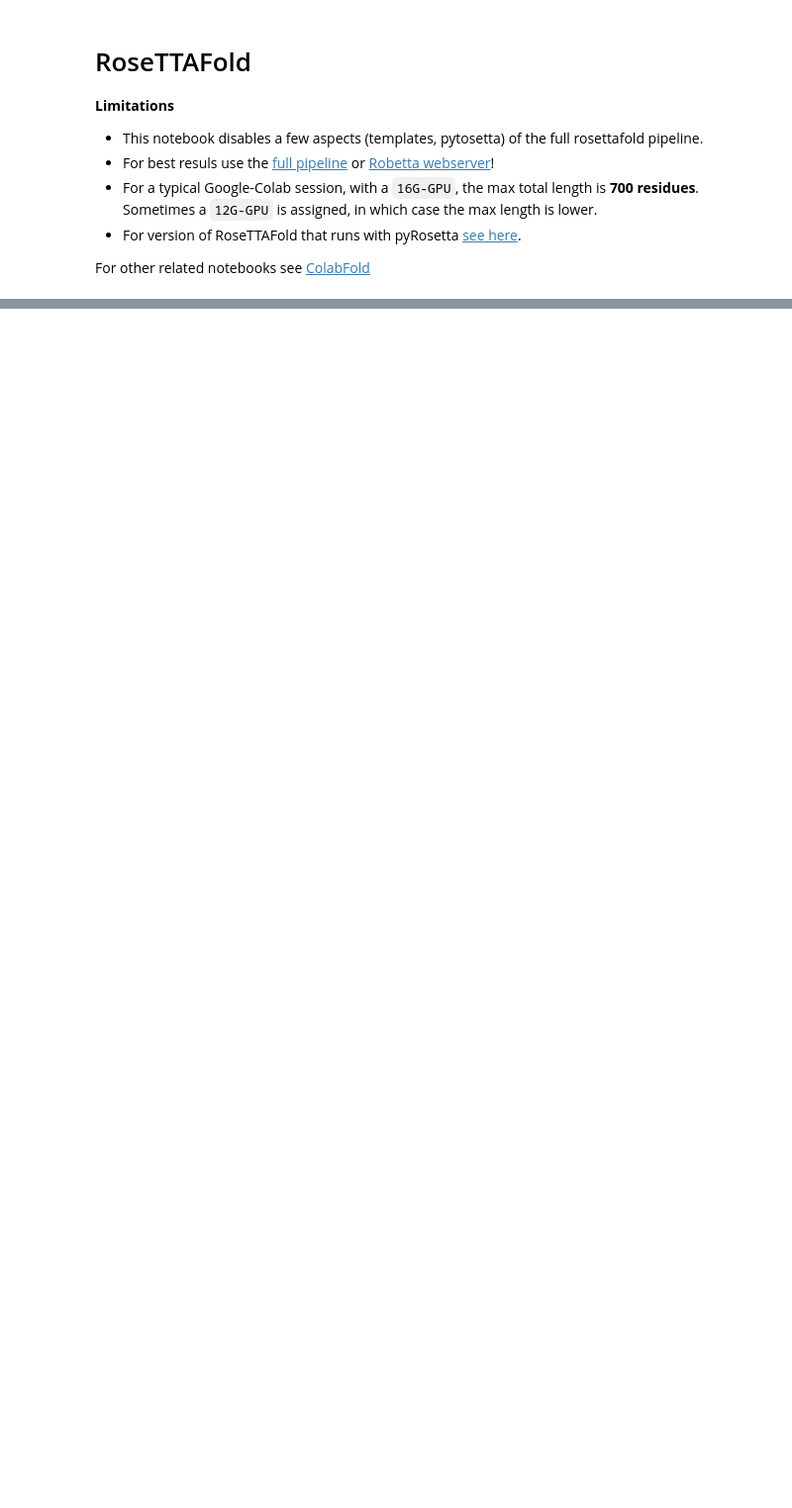
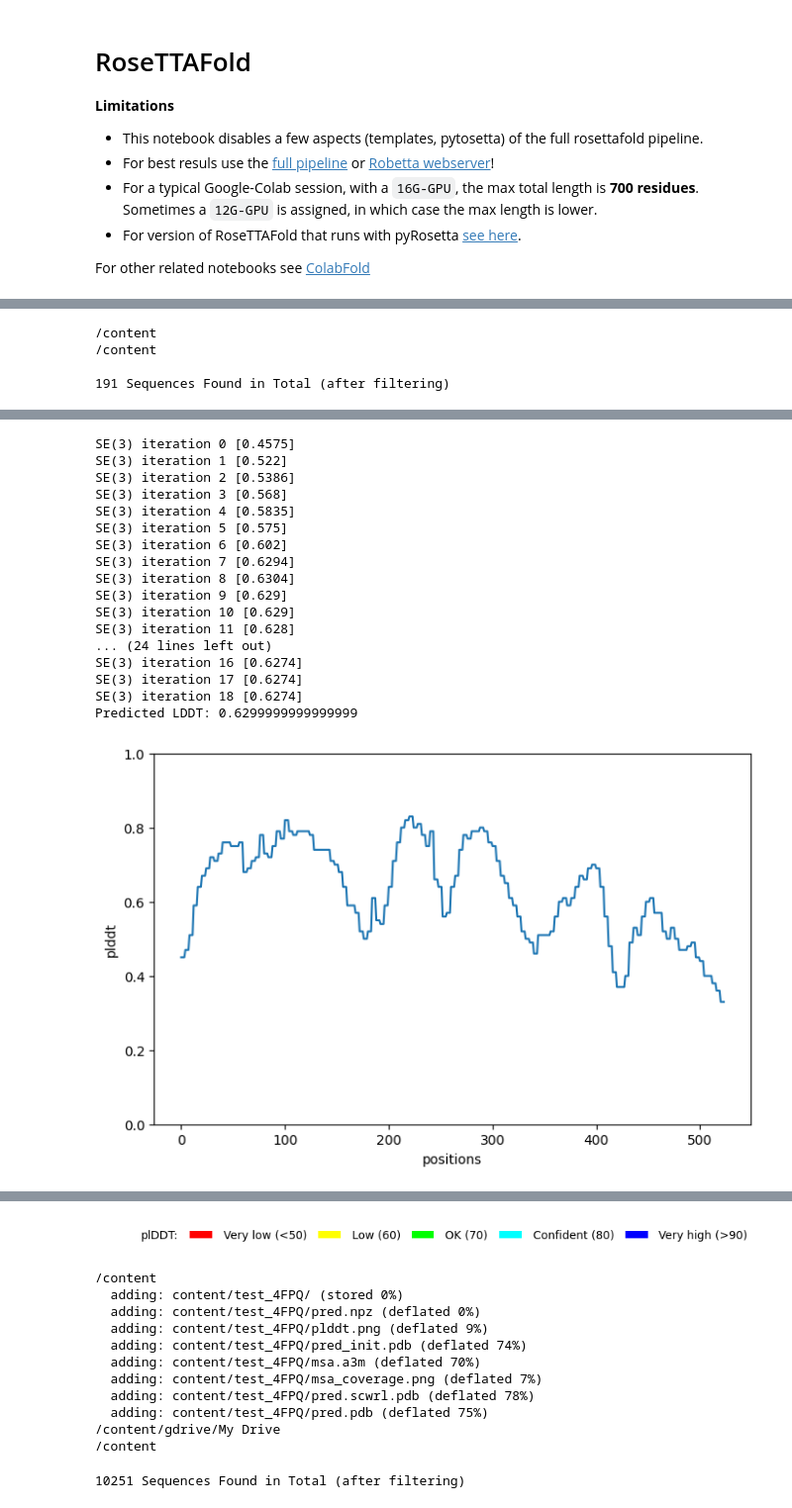
Before and after one commit to megretson/ColabFold, a Jupyter notebook: RoseTTAFold.ipynb, the cells around one changed output, grey strips where cells are left out. Shown at 99% size. Drawn from its saved outputs; the diff is of its cells as text; code cells hidden in the pictures; blank space fills up the shorter version.

Commit message:
Changed to save files to google drive

```diff
--- a/RoseTTAFold.ipynb
+++ b/RoseTTAFold.ipynb
@@ -264,17 +199,44 @@ if color == "lDDT": cf.plot_plddt_legend().show()
 #@markdown the obtained prediction will be automatically downloaded
 #@markdown to your computer.
 
-def predict_and_display(jobname):
+def save_to_drive(jobname, sequence, msa_method):
   # add settings file
-  settings_path = f"{jobname}/settings.txt"
+  %cd /content/
+  !zip -r /content/{jobname}.zip /content/{jobname}/
+  %cd /content/gdrive/My\ Drive/
+  !mkdir -p ./collab/{jobname}/
+  ! mv ../../{jobname}.zip ./collab/{jobname}/
+  settings_path = "./collab/{}/settings.txt".format(jobname)
+
   with open(settings_path, "w") as text_file:
     text_file.write(f"method=RoseTTAFold\n")
     text_file.write(f"sequence={sequence}\n")
     text_file.write(f"msa_method={msa_method}\n")
     text_file.write(f"use_templates=False\n")
 
-  # --- Download the predictions ---
-  !zip -q -r {jobname}.zip {jobname}
-  files.download(f'{jobname}.zip')
-  !rm -rf {folder_name}
-  !rm -rf {folder_name}.zip
+  !rm -r /content/{jobname}/
+# %%
+# reference for later, in case it's useful: https://stackoverflow.com/questions/47320052/load-local-data-files-to-colaboratory
+%cd /content/
+msa_method = "mmseqs2"
+sequences = SeqIO.parse("all_seqs.fasta", "fasta")
+max = 500
+count = 0
+
+for seq_record in sequences:
+  if count < max:
+    %cd /content/
+    sequence = str(seq_record.seq)
+    sequence = sequence.translate(str.maketrans('', '', ' \n\t')).upper()
+    sequence_id =  seq_record.id.split("_")[0]
+    jobname = "test_" + sequence_id
+    search_against_databases(jobname, sequence, msa_method)
+    run_rosettafold(jobname)
+    display_structure(jobname)
+    save_to_drive(jobname, sequence, msa_method)
+    count += 1
+# %% [output]
+/content
+/content
+
+191 Sequences Found in Total (after filtering)
@@ -280,0 +244,18 @@ def predict_and_display(jobname):
+SE(3) iteration 0 [0.4575]
+SE(3) iteration 1 [0.522]
+SE(3) iteration 2 [0.5386]
+SE(3) iteration 3 [0.568]
+SE(3) iteration 4 [0.5835]
+SE(3) iteration 5 [0.575]
+SE(3) iteration 6 [0.602]
+SE(3) iteration 7 [0.6294]
+SE(3) iteration 8 [0.6304]
+SE(3) iteration 9 [0.629]
+SE(3) iteration 10 [0.629]
+SE(3) iteration 11 [0.628]
+... (24 lines left out)
+SE(3) iteration 16 [0.6274]
+SE(3) iteration 17 [0.6274]
+SE(3) iteration 18 [0.6274]
+Predicted LDDT: 0.6299999999999999
+[figure, added]
@@ -280,0 +263,13 @@ def predict_and_display(jobname):
+[figure, added]
+/content
+  adding: content/test_4FPQ/ (stored 0%)
+  adding: content/test_4FPQ/pred.npz (deflated 0%)
+  adding: content/test_4FPQ/plddt.png (deflated 9%)
+  adding: content/test_4FPQ/pred_init.pdb (deflated 74%)
+  adding: content/test_4FPQ/msa.a3m (deflated 70%)
+  adding: content/test_4FPQ/msa_coverage.png (deflated 7%)
+  adding: content/test_4FPQ/pred.scwrl.pdb (deflated 78%)
+  adding: content/test_4FPQ/pred.pdb (deflated 75%)
+/content/gdrive/My Drive
+/content
+10251 Sequences Found in Total (after filtering)
```
Also changed, not shown: parts of 6 cells of this notebook.
